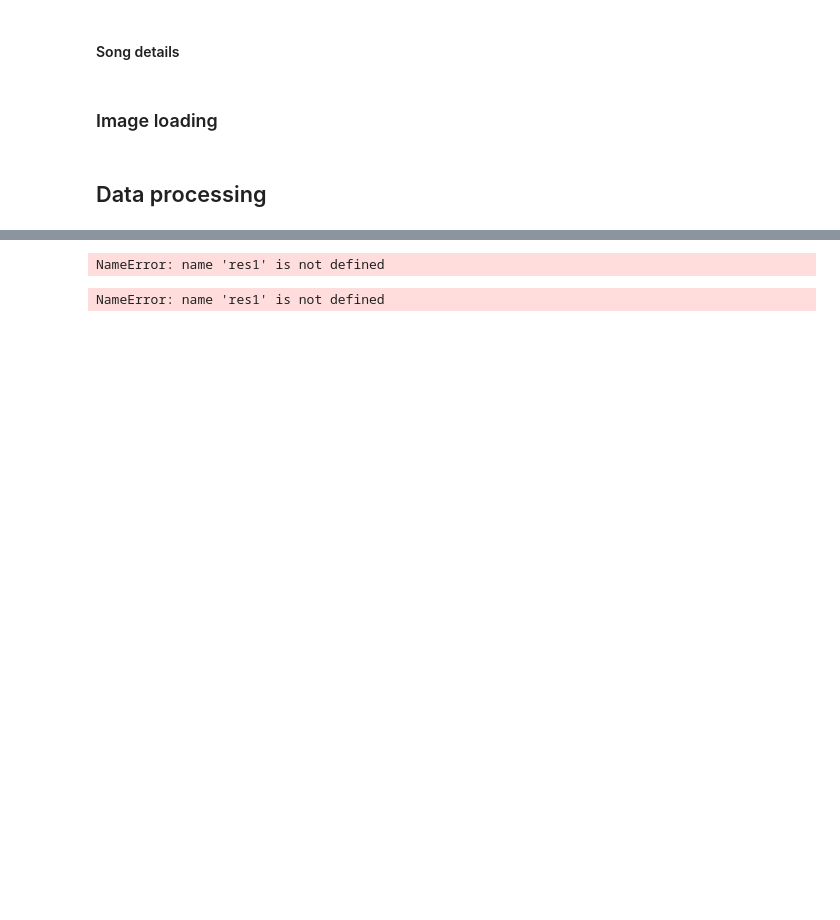
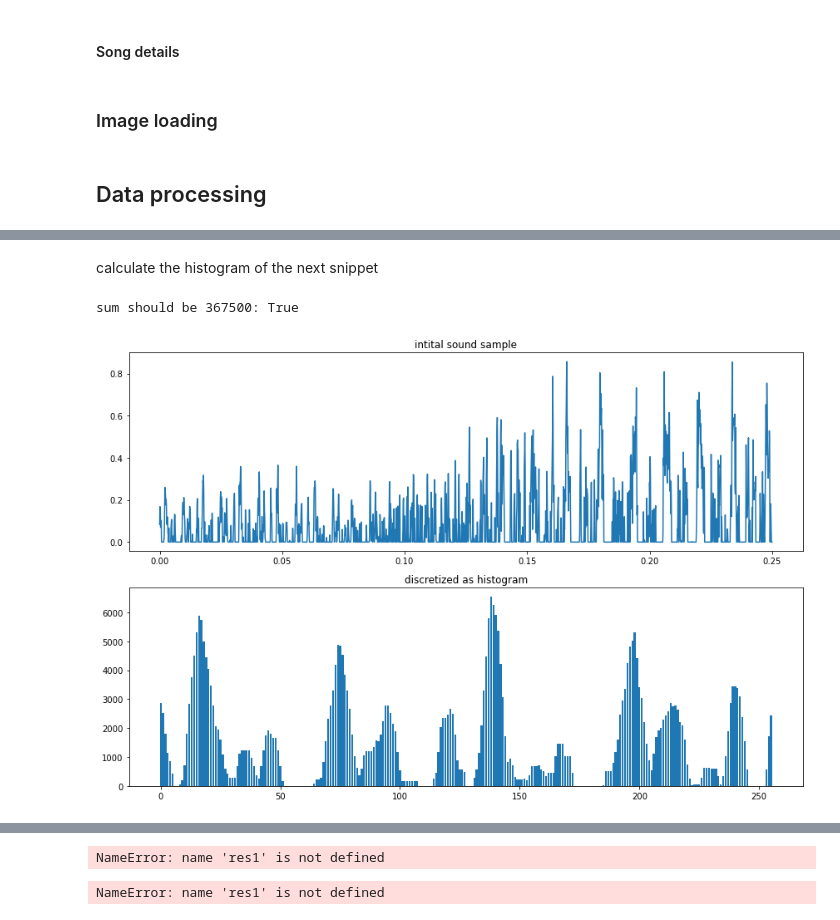
Before and after one commit to DeterjoSimon/AudioImagers, a Jupyter notebook: General_pipeline.ipynb, the cells around one changed output, grey strips where cells are left out. Saved outputs shown, nothing was run; the diff lists cells and outputs as text; code cells hidden in the pictures; blank space fills up the shorter version.

```diff
--- a/General_pipeline.ipynb
+++ b/General_pipeline.ipynb
@@ -377,0 +506,19 @@ def change_rgb(img, target_values):
+# %% [markdown]
+calculate the histogram of the next snippet
+# %%
+j = i+1
+sample2 = audio_pos[sample_len*(j-1):j*sample_len]
+
+fig, ax = plt.subplots(2,1,figsize=(12,8))
+ax[0].plot(np.linspace(0,len(sample2)/audio_sample_sf,len(sample2)), sample2)
+ax[0].set_title("intital sound sample")
+
+hist2 = envelope_to_histogram(sample2, scale)
+print(f"sum should be {scale}: {hist2.sum()==scale}")
+
+ax[1].bar(np.arange(256), hist2)
+ax[1].set_title("discretized as histogram")
+fig.tight_layout()
+# %% [output]
+sum should be 367500: True
+[figure, added]
```
Also changed, not shown: parts of 68 cells of this notebook.
